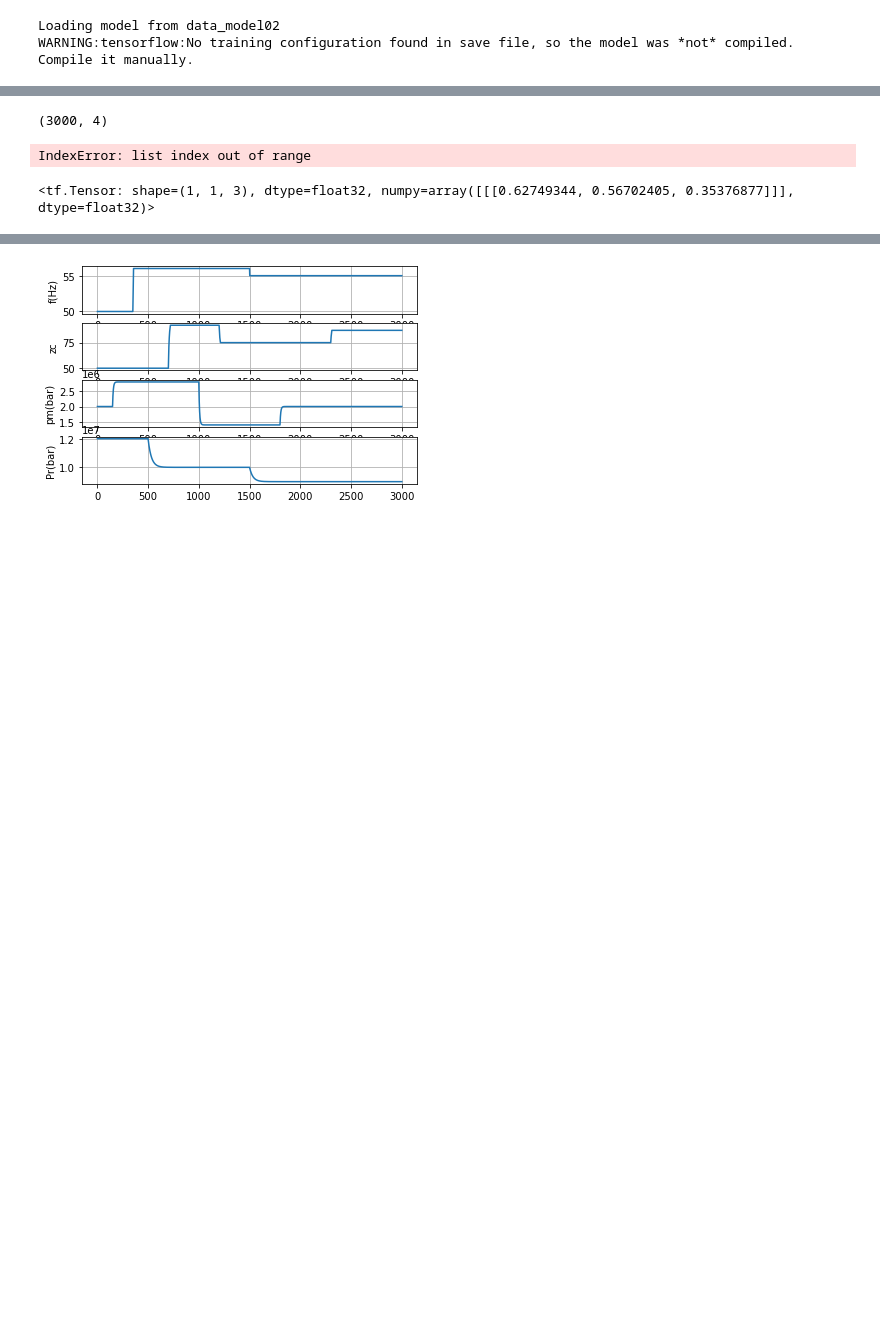
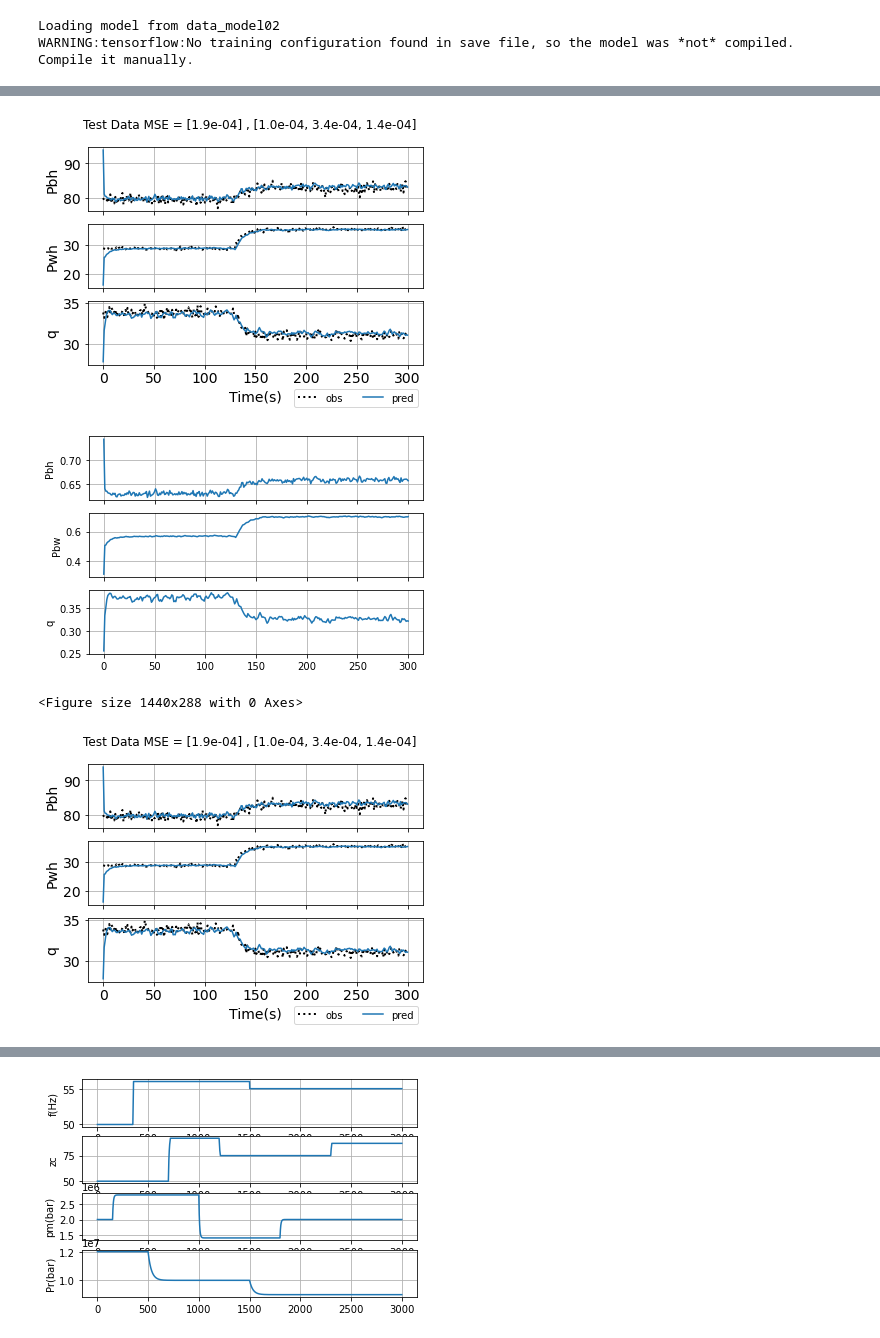
Before and after one commit to tanielfranklin/pinn, a Jupyter notebook: main.ipynb, the cells around one changed output, grey strips where cells are left out. Drawn from its saved outputs; the diff is of its cells as text; code cells hidden in the pictures; blank space fills up the shorter version.

Commit message:
fixed data set and free response prediction

```diff
--- a/main.ipynb
+++ b/main.ipynb
@@ -54,10 +54,9 @@ ui=np.array([4.95914975e+01, 5.00190605e+01, 1.99149787e+06, 1.18634314e+07],ndm
 #----------------------------------------------------------------
 # Normalizar
 xi=BCS_parameters.normalizar_x(xi)
-xi=[xi[0,0],xi[0,1]]
-print(xi)
+#xi=[xi[0,0],xi[0,1]]
+
 ui=BCS_parameters.normalizar_u(ui)
-print(ui)
-Xi=tf.convert_to_tensor(np.array([[xi]*20]), dtype=tf.float32)# Replicate to build NN input
-Ui=tf.convert_to_tensor(np.array([[ui]*20]), dtype=tf.float32) # Replicate to build NN input
+Xi=tf.convert_to_tensor(np.repeat([xi],20,axis=1), dtype=tf.float32)# Replicate to build NN input
+Ui=tf.convert_to_tensor(np.repeat([ui],20,axis=1), dtype=tf.float32) # Replicate to build NN input
 # %% [output]
@@ -117,16 +64 @@ def normalizar_u(u):
-# %%
-ds.u.shape
-# %% [output]
-(3000, 4)
-# %%
-un=normalizar_u(ds.u)
-# %% [output]
-IndexError: list index out of range
-# %%
-nsim=800
-y0=predictor.model(tf.concat([Ui,Xi],2))
-pred=y0
-pred
-# %% [output]
-<tf.Tensor: shape=(1, 1, 3), dtype=float32, numpy=array([[[0.62749344, 0.56702405, 0.35376877]]], dtype=float32)>
 # %%
@@ -147,7 +82,12 @@ ti=0;to=ti+nsim+1;
 # %%
 y=ds.train_y_full[ti:to,:,:]
 u=ds.train_X[ti:to,0,:4]
 t=np.arange(0,nsim+1,1)
 
-# plot_states_BCS(predict[:,0,:],t,norm=1)
-# plot_test(y, predict,[BCS_parameters.xc,BCS_parameters.x0])
+plot_states_BCS(predict[:,0,:],t,norm=1)
+plot_test(y, predict,[BCS_parameters.xc,BCS_parameters.x0])
+# %% [output]
+[figure, added]
+[figure, added]
+<Figure size 1440x288 with 0 Axes>
+[figure, added]
```
Also changed, not shown: parts of 10 cells of this notebook, 9 other files.
